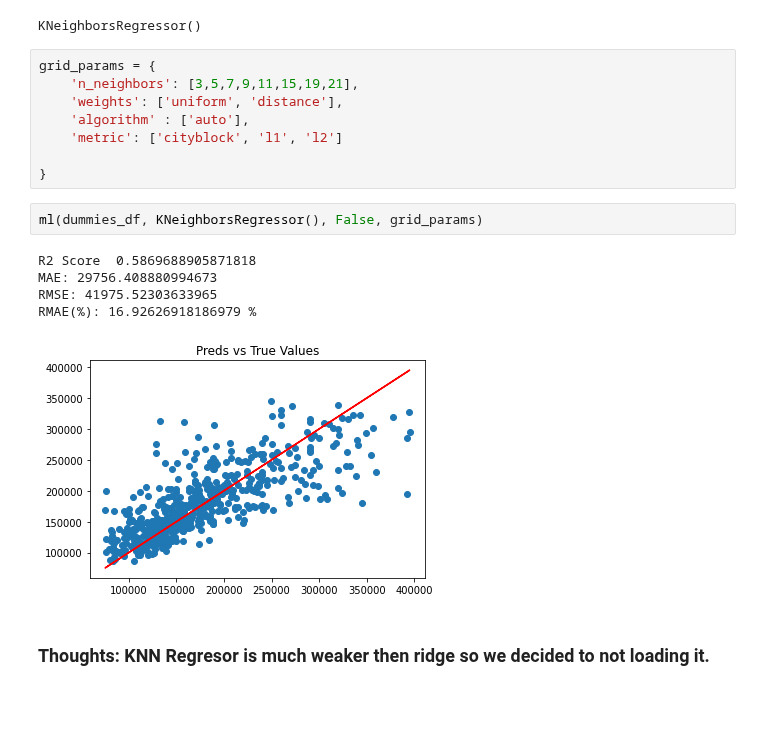
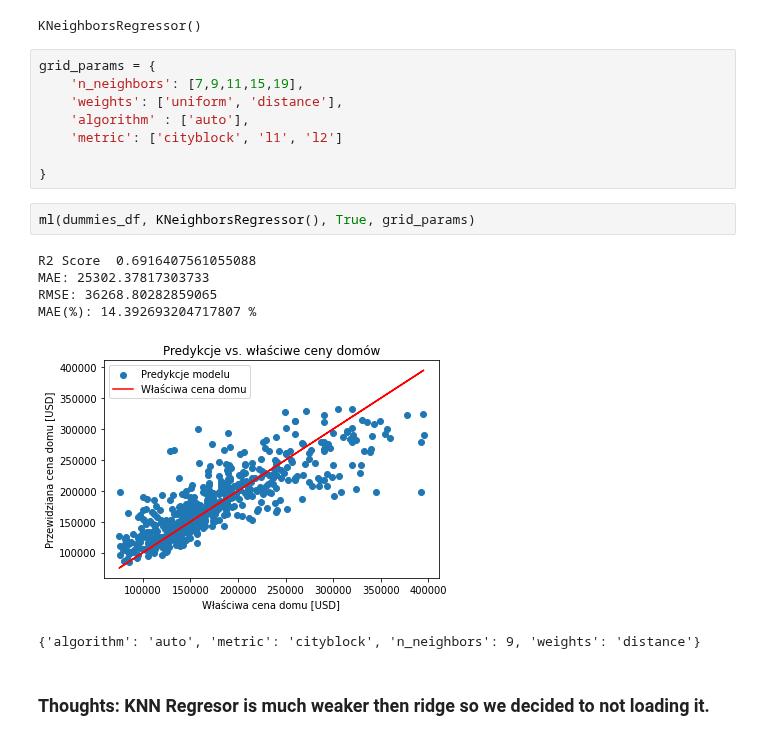
Before and after one commit to KacperChmura1/House-Price, a Jupyter notebook: ML.ipynb, the cells around one changed output. Drawn from its saved outputs; the diff is of its cells as text; blank space fills up the shorter version.

```diff
--- a/ML.ipynb
+++ b/ML.ipynb
@@ -336,20 +344,21 @@ KNeighborsRegressor()
 KNeighborsRegressor()
 # %%
 grid_params = {
-    'n_neighbors': [3,5,7,9,11,15,19,21],
+    'n_neighbors': [7,9,11,15,19],
     'weights': ['uniform', 'distance'],
     'algorithm' : ['auto'],
     'metric': ['cityblock', 'l1', 'l2']
 
 }
 # %%
-ml(dummies_df, KNeighborsRegressor(), False, grid_params)
+ml(dummies_df, KNeighborsRegressor(), True, grid_params)
 # %% [output]
-R2 Score  0.5869688905871818
-MAE: 29756.408880994673
-RMSE: 41975.52303633965
-RMAE(%): 16.92626918186979 %
+R2 Score  0.6916407561055088
+MAE: 25302.37817303733
+RMSE: 36268.80282859065
+MAE(%): 14.392693204717807 %
-[figure, old version]
+[figure, new version]
+{'algorithm': 'auto', 'metric': 'cityblock', 'n_neighbors': 9, 'weights': 'distance'}
 # %% [markdown]
 ### Thoughts: KNN Regresor is much weaker then ridge so we decided to not loading it.
 # %% [markdown]
```
Also changed, not shown: parts of 14 cells of this notebook.
